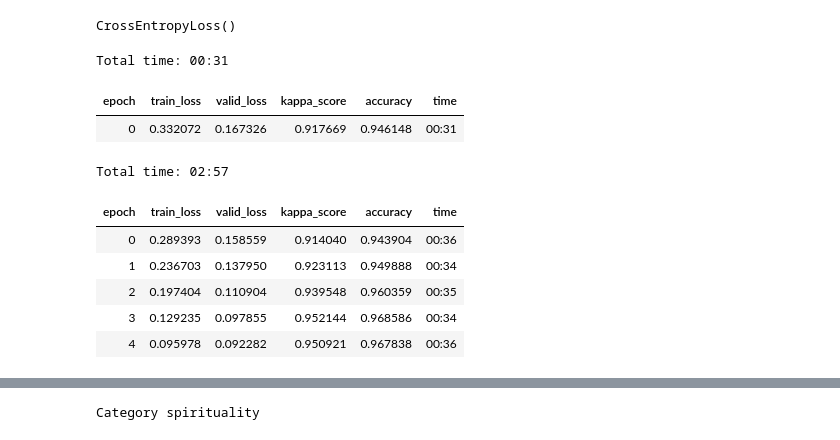
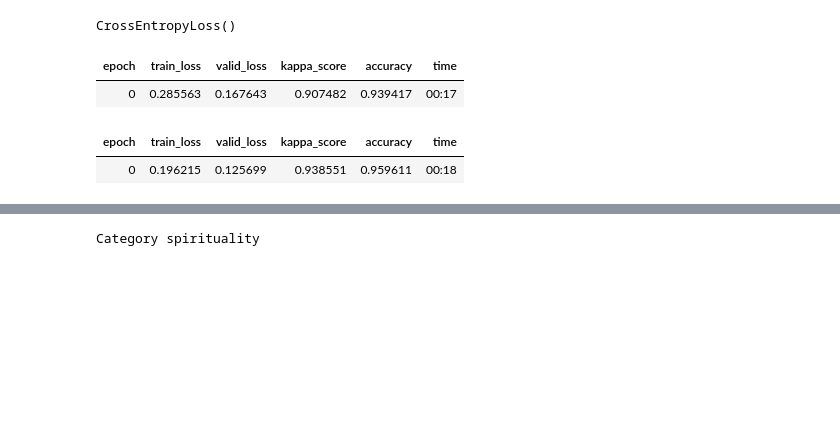
Before and after one commit to goru001/nlp-for-tamil, a Jupyter notebook: classification/Tamil News Text Classifier Three Class.ipynb, the cells around one changed output, grey strips where cells are left out. Cells and saved outputs as stored; diff of their text form; code cells hidden in the pictures; blank space fills up the shorter version.

```diff
--- a/classification/Tamil News Text Classifier Three Class.ipynb
+++ b/classification/Tamil News Text Classifier Three Class.ipynb
@@ -160,3 +172,0 @@ data_clas.save('data_clas.pkl')
-# %%
-bs=32
-data_clas = load_data(path, 'data_clas.pkl', bs=bs)
@@ -163,3 +176,2 @@ data_clas = load_data(path, 'data_clas.pkl', bs=bs)
 # %%
-learn = text_classifier_learner(data_clas, AWD_LSTM, drop_mult=0.5)
-learn.load_encoder('fine_tuned_enc')
+learn = text_classifier_learner(data_clas, arch=AWD_LSTM, drop_mult=0.5, config=awd_lstm_config)
@@ -183,8 +215,7 @@ kappa = KappaScore()
 # %%
 learn.metrics = [kappa, accuracy]
 # %%
-learn.fit_one_cycle(1, 1e-2, moms=(0.8,0.7))
+learn.fit_one_cycle(1, 1e-2)
 # %% [output]
-Total time: 00:31
 | epoch | train_loss | valid_loss | kappa_score | accuracy | time |
-| 0 | 0.332072 | 0.167326 | 0.917669 | 0.946148 | 00:31 |
+| 0 | 0.285563 | 0.167643 | 0.907482 | 0.939417 | 00:17 |
@@ -193,13 +222,6 @@ learn.save('first-full')
-# %%
-learn.load('first-full');
 # %%
 learn.freeze_to(-2)
-learn.fit_one_cycle(5, slice(1e-2/(2.6**4),1e-2), moms=(0.8,0.7))
+learn.fit_one_cycle(1, 1e-2)
 # %% [output]
-Total time: 02:57
 | epoch | train_loss | valid_loss | kappa_score | accuracy | time |
-| 0 | 0.289393 | 0.158559 | 0.914040 | 0.943904 | 00:36 |
-| 1 | 0.236703 | 0.137950 | 0.923113 | 0.949888 | 00:34 |
-| 2 | 0.197404 | 0.110904 | 0.939548 | 0.960359 | 00:35 |
-| 3 | 0.129235 | 0.097855 | 0.952144 | 0.968586 | 00:34 |
-| 4 | 0.095978 | 0.092282 | 0.950921 | 0.967838 | 00:36 |
+| 0 | 0.196215 | 0.125699 | 0.938551 | 0.959611 | 00:18 |
```
Also changed, not shown: parts of 39 cells of this notebook, 13 other files.
